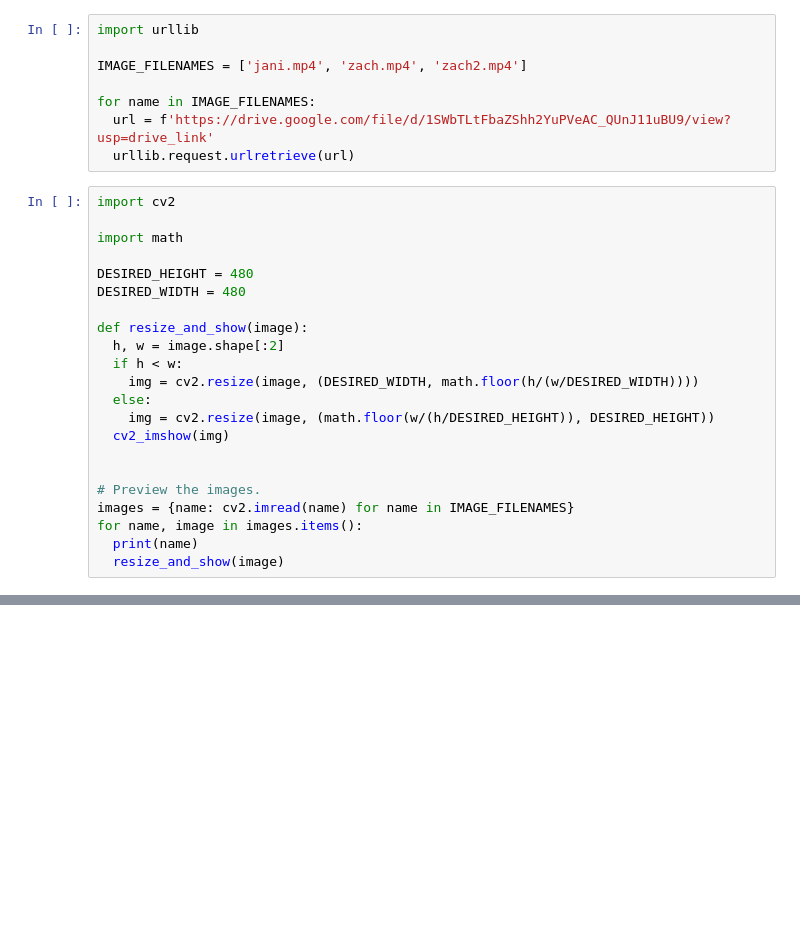
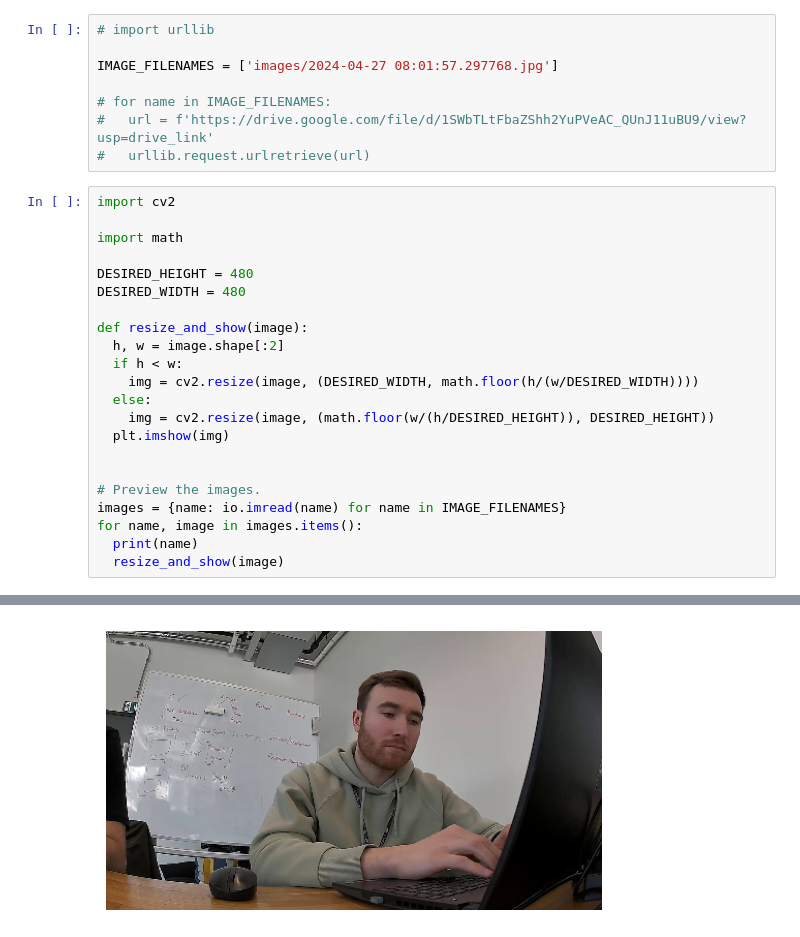
Before and after one commit to zacharyb1/cvardi_bi, a Jupyter notebook: backend/posedetection.ipynb, the cells around one changed output, grey strips where cells are left out. Saved outputs shown, nothing was run; the diff lists cells and outputs as text; blank space fills up the shorter version.

```diff
--- a/backend/posedetection.ipynb
+++ b/backend/posedetection.ipynb
@@ -79,13 +80,13 @@ def display_batch_of_images_with_gestures_and_hand_landmarks(images, results):
     plt.subplots_adjust(wspace=SPACING, hspace=SPACING)
     plt.show()
 # %%
-import urllib
+# import urllib
 
-IMAGE_FILENAMES = ['jani.mp4', 'zach.mp4', 'zach2.mp4']
+IMAGE_FILENAMES = ['images/2024-04-27 08:01:57.297768.jpg']
 
-for name in IMAGE_FILENAMES:
-  url = f'https://drive.google.com/file/d/1SWbTLtFbaZShh2YuPVeAC_QUnJ11uBU9/view?usp=drive_link'
-  urllib.request.urlretrieve(url)
+# for name in IMAGE_FILENAMES:
+#   url = f'https://drive.google.com/file/d/1SWbTLtFbaZShh2YuPVeAC_QUnJ11uBU9/view?usp=drive_link'
+#   urllib.request.urlretrieve(url)
 # %%
 import cv2
 
@@ -100,11 +101,11 @@ def resize_and_show(image):
     img = cv2.resize(image, (DESIRED_WIDTH, math.floor(h/(w/DESIRED_WIDTH))))
   else:
     img = cv2.resize(image, (math.floor(w/(h/DESIRED_HEIGHT)), DESIRED_HEIGHT))
-  cv2_imshow(img)
+  plt.imshow(img)
 
 
 # Preview the images.
-images = {name: cv2.imread(name) for name in IMAGE_FILENAMES}
+images = {name: io.imread(name) for name in IMAGE_FILENAMES}
 for name, image in images.items():
   print(name)
   resize_and_show(image)
@@ -113,3 +114,4 @@ ModuleNotFoundError: No module named 'google.colab'
+[figure, added]
 # %%
 # STEP 1: Import the necessary modules.
 import mediapipe as mp
```
Also changed, not shown: parts of 3 cells of this notebook, 14 other files.
